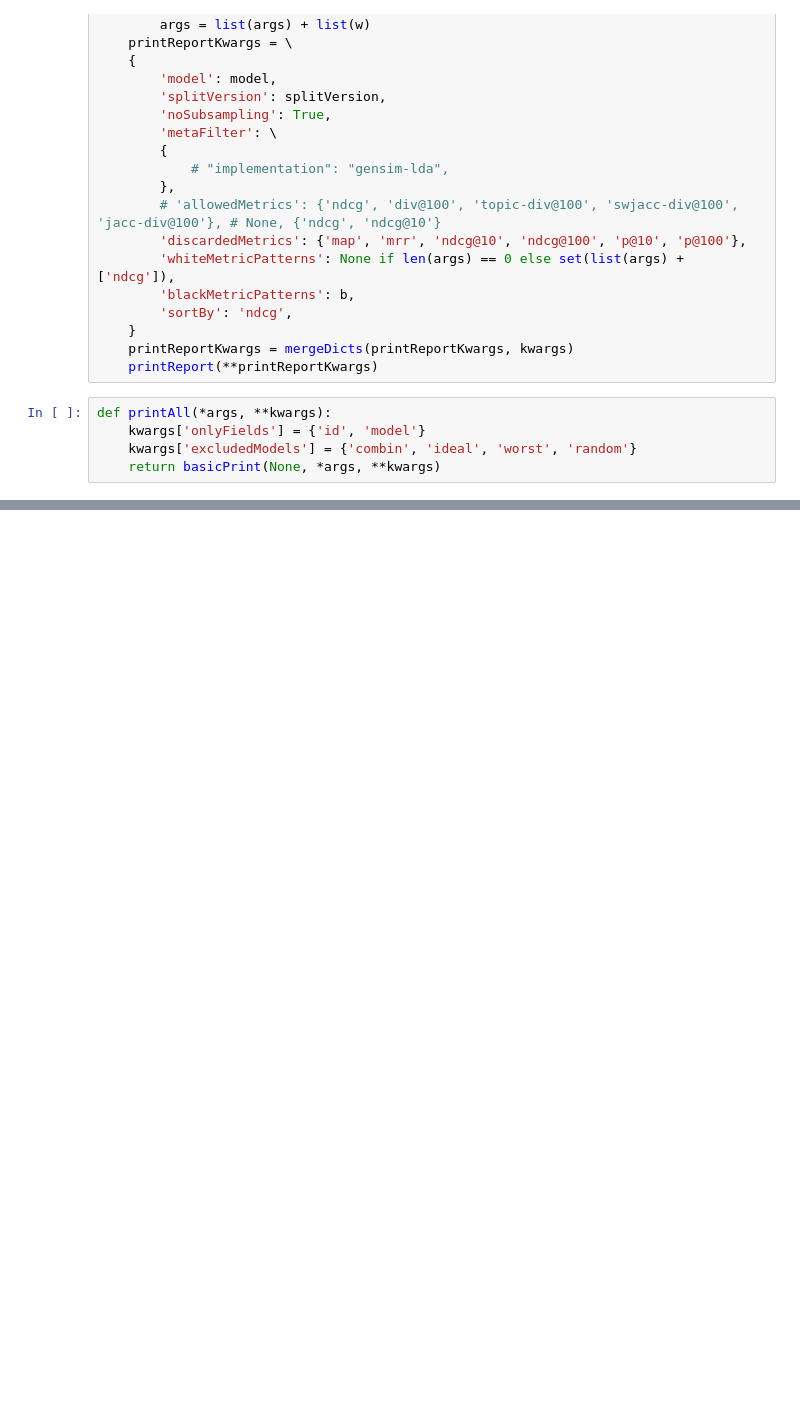
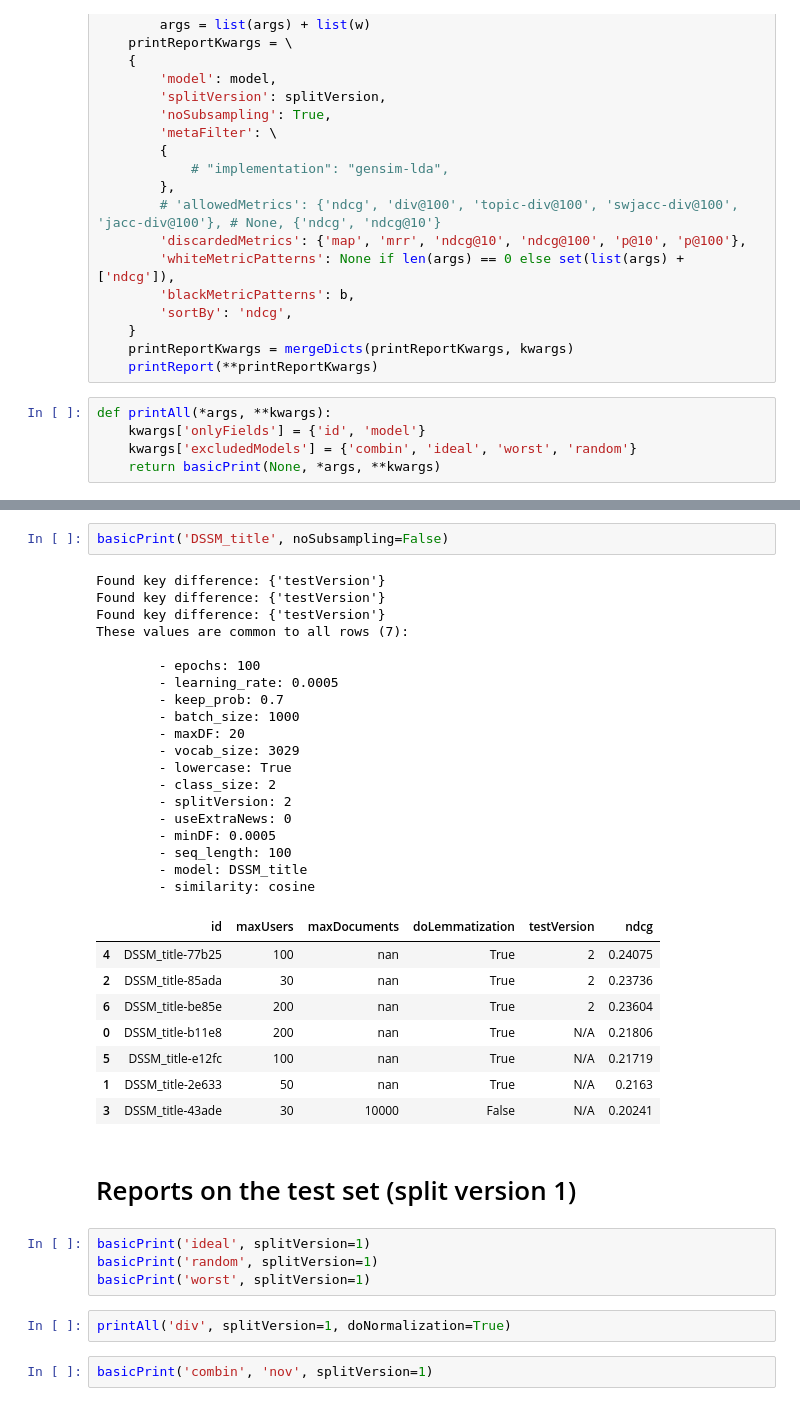
Before and after one commit to arthur-gallois/Twinews-adapted, a Jupyter notebook: twinews/evaluation/yfreport.ipynb, the cells around one changed output, grey strips where cells are left out. Cells and saved outputs as stored; diff of their text form; blank space fills up the shorter version.

```diff
--- a/twinews/evaluation/yfreport.ipynb
+++ b/twinews/evaluation/yfreport.ipynb
@@ -121,0 +249,40 @@ AttributeError: 'str' object has no attribute 'remove'
+# %%
+basicPrint('DSSM_title', noSubsampling=False)
+# %% [output]
+Found key difference: {'testVersion'}
+Found key difference: {'testVersion'}
+Found key difference: {'testVersion'}
+These values are common to all rows (7):
+
+        - epochs: 100
+        - learning_rate: 0.0005
+        - keep_prob: 0.7
+        - batch_size: 1000
+        - maxDF: 20
+        - vocab_size: 3029
+        - lowercase: True
+        - class_size: 2
+        - splitVersion: 2
+        - useExtraNews: 0
+        - minDF: 0.0005
+        - seq_length: 100
+        - model: DSSM_title
+        - similarity: cosine
+|  | id | maxUsers | maxDocuments | doLemmatization | testVersion | ndcg |
+| 4 | DSSM_title-77b25 | 100 | nan | True | 2 | 0.24075 |
+| 2 | DSSM_title-85ada | 30 | nan | True | 2 | 0.23736 |
+| 6 | DSSM_title-be85e | 200 | nan | True | 2 | 0.23604 |
+| 0 | DSSM_title-b11e8 | 200 | nan | True | N/A | 0.21806 |
+| 5 | DSSM_title-e12fc | 100 | nan | True | N/A | 0.21719 |
+| 1 | DSSM_title-2e633 | 50 | nan | True | N/A | 0.2163 |
+| 3 | DSSM_title-43ade | 30 | 10000 | False | N/A | 0.20241 |
+# %% [markdown]
+# Reports on the test set (split version 1)
+# %%
+basicPrint('ideal', splitVersion=1)
+basicPrint('random', splitVersion=1)
+basicPrint('worst', splitVersion=1)
+# %%
+printAll('div', splitVersion=1, doNormalization=True)
+# %%
+basicPrint('combin', 'nov', splitVersion=1)
```
Also changed, not shown: parts of 41 cells of this notebook, 11 other files.
